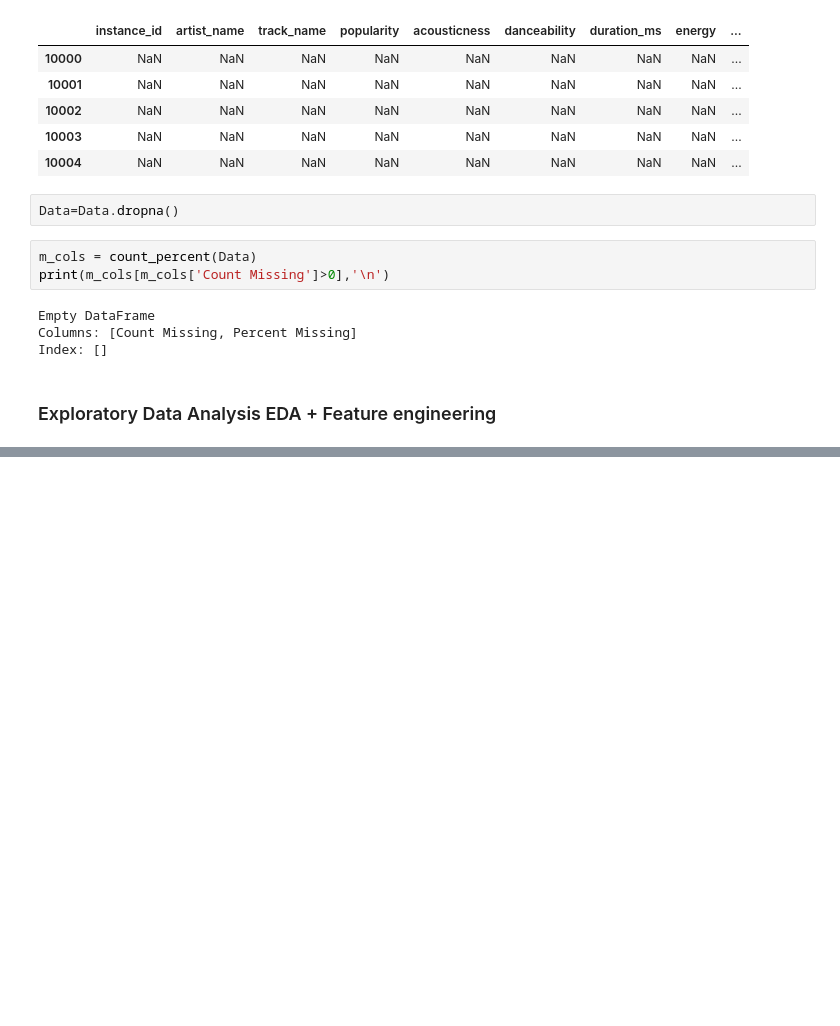
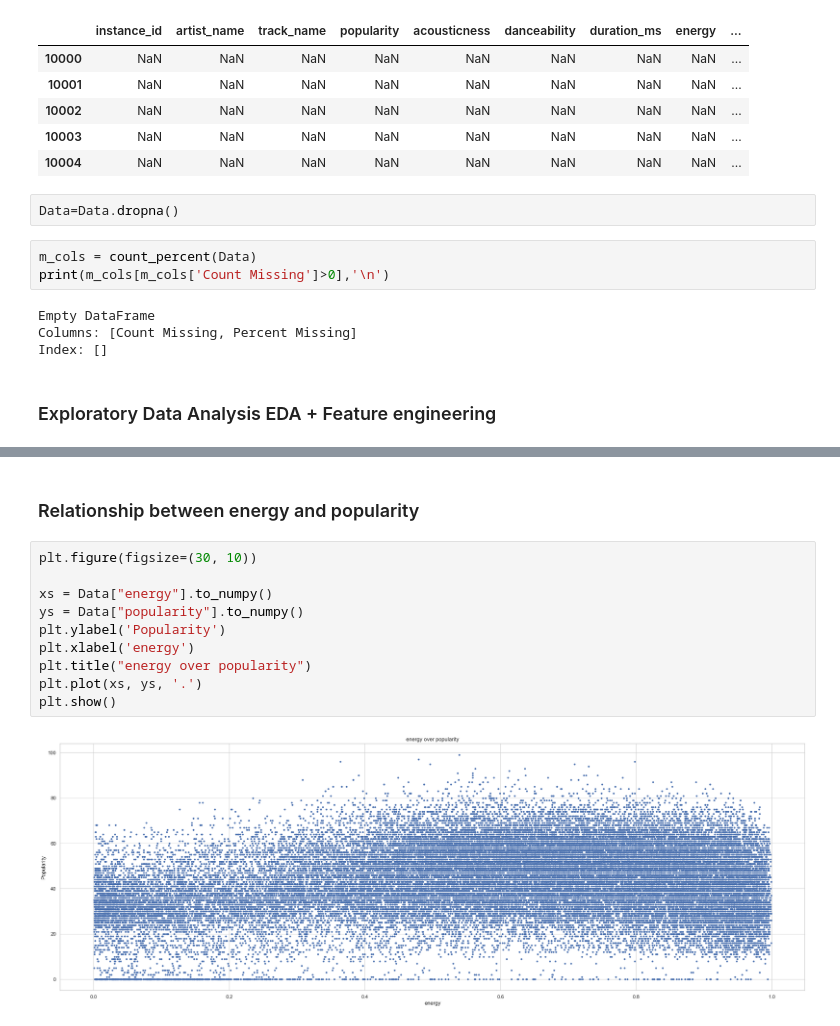
Before and after one commit to bileldhambri/DS-Project-Music-Classification, a Jupyter notebook: Data processing and EDA.ipynb, the cells around one changed output, grey strips where cells are left out. Drawn from its saved outputs; the diff is of its cells as text; blank space fills up the shorter version.

```diff
--- a/Data processing and EDA.ipynb
+++ b/Data processing and EDA.ipynb
@@ -133,0 +173,14 @@ Index: []
+# %% [markdown]
+### Relationship between energy and popularity
+# %%
+plt.figure(figsize=(30, 10))
+
+xs = Data["energy"].to_numpy()
+ys = Data["popularity"].to_numpy()
+plt.ylabel('Popularity')
+plt.xlabel('energy')
+plt.title("energy over popularity")
+plt.plot(xs, ys, '.')
+plt.show()
+# %% [output]
+[figure, added]
```
Also changed, not shown: parts of 20 cells of this notebook.
